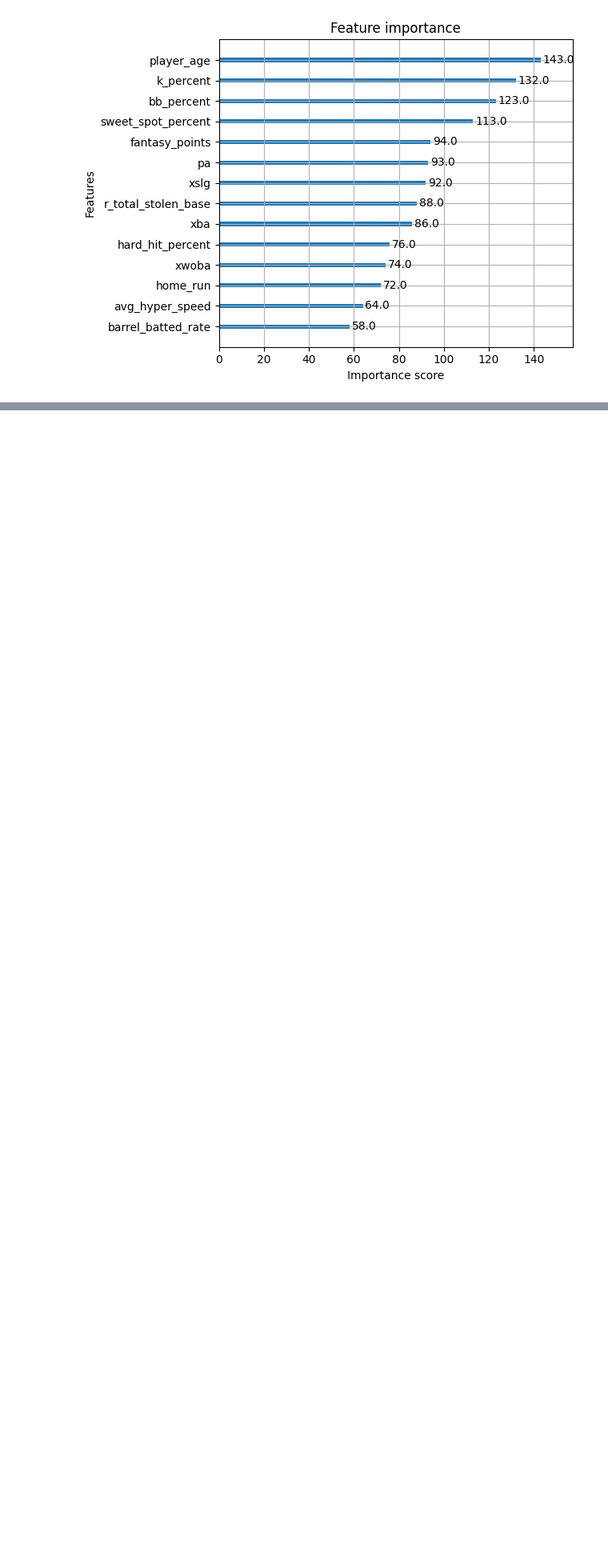
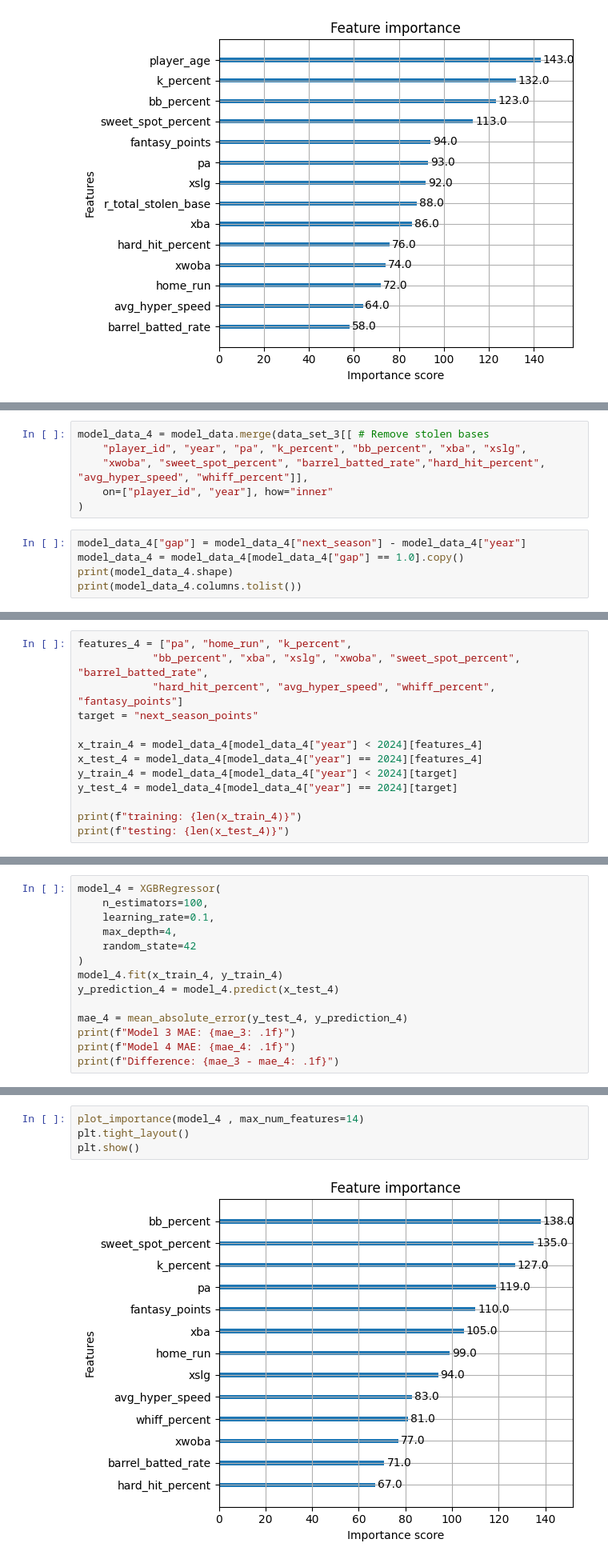
Before and after one commit to Gabriel-Molina123/baseball-fantasy-projections, a Jupyter notebook: notebooks/02_modelTest.ipynb, the cells around one changed output, grey strips where cells are left out. Shown at 80% size. Drawn from its saved outputs; the diff is of its cells as text; blank space fills up the shorter version.

```diff
--- a/notebooks/02_modelTest.ipynb
+++ b/notebooks/02_modelTest.ipynb
@@ -241,0 +346,11 @@ plt.show()
+# %%
+model_data_4 = model_data.merge(data_set_3[[ # Remove stolen bases
+    "player_id", "year", "pa", "k_percent", "bb_percent", "xba", "xslg",
+    "xwoba", "sweet_spot_percent", "barrel_batted_rate","hard_hit_percent", "avg_hyper_speed", "whiff_percent"]],
+    on=["player_id", "year"], how="inner"
+)
+# %%
+model_data_4["gap"] = model_data_4["next_season"] - model_data_4["year"]
+model_data_4 = model_data_4[model_data_4["gap"] == 1.0].copy()
+print(model_data_4.shape)
+print(model_data_4.columns.tolist())
@@ -241,0 +360,13 @@ plt.show()
+# %%
+features_4 = ["pa", "home_run", "k_percent",
+            "bb_percent", "xba", "xslg", "xwoba", "sweet_spot_percent", "barrel_batted_rate",
+            "hard_hit_percent", "avg_hyper_speed", "whiff_percent", "fantasy_points"]
+target = "next_season_points"
+
+x_train_4 = model_data_4[model_data_4["year"] < 2024][features_4]
+x_test_4 = model_data_4[model_data_4["year"] == 2024][features_4]
+y_train_4 = model_data_4[model_data_4["year"] < 2024][target]
+y_test_4 = model_data_4[model_data_4["year"] == 2024][target]
+
+print(f"training: {len(x_train_4)}")
+print(f"testing: {len(x_test_4)}")
@@ -241,0 +376,14 @@ plt.show()
+# %%
+model_4 = XGBRegressor(
+    n_estimators=100,
+    learning_rate=0.1,
+    max_depth=4,
+    random_state=42
+)
+model_4.fit(x_train_4, y_train_4)
+y_prediction_4 = model_4.predict(x_test_4)
+
+mae_4 = mean_absolute_error(y_test_4, y_prediction_4)
+print(f"Model 3 MAE: {mae_3: .1f}")
+print(f"Model 4 MAE: {mae_4: .1f}")
+print(f"Difference: {mae_3 - mae_4: .1f}")
@@ -241,0 +394,6 @@ plt.show()
+# %%
+plot_importance(model_4 , max_num_features=14)
+plt.tight_layout()
+plt.show()
+# %% [output]
+[figure, added]
```
Also changed, not shown: parts of 19 cells of this notebook.
